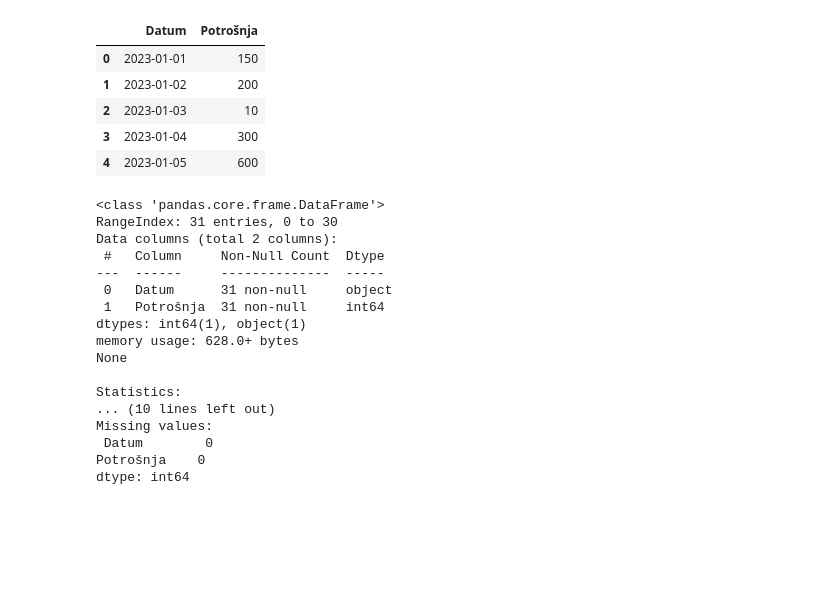
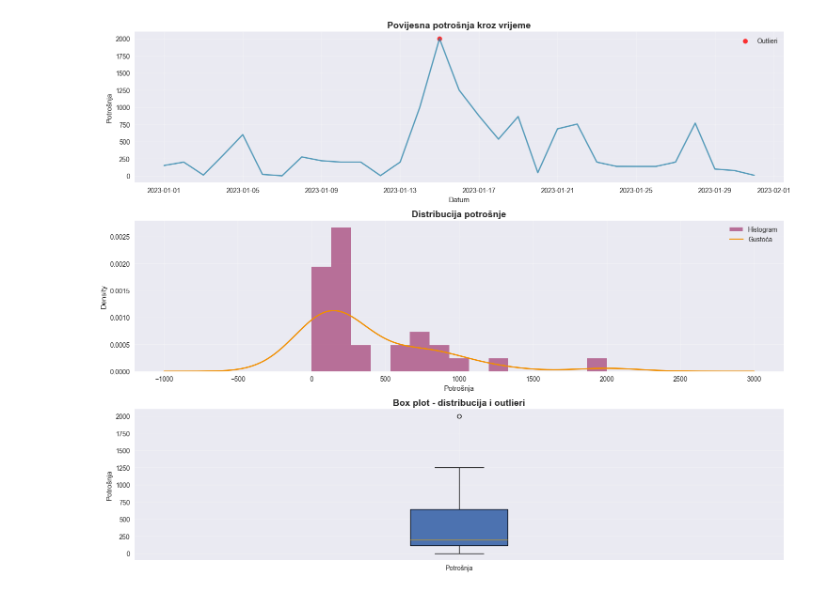
Before and after one commit to dejunga/predvidanje_potrosnje, a Jupyter notebook: notebooks/01_EDA.ipynb, the cells around one changed output. Drawn from its saved outputs; the diff is of its cells as text; code cells hidden in the pictures; blank space fills up the shorter version.

```diff
--- a/notebooks/01_EDA.ipynb
+++ b/notebooks/01_EDA.ipynb
@@ -19,30 +115,42 @@ df = pd.read_csv(
 # %%
-display(df.head())
-print(df.info())
-print('\nStatistics:\n', df['Potrošnja'].describe())
-print('\nMissing values:\n', df.isna().sum())
+# 3. VIZUALIZACIJA VREMENSKIH SERIJA
+# ===================================
+
+fig, axes = plt.subplots(3, 1, figsize=(15, 12))
+
+# Time series plot
+axes[0].plot(df.index, df['Potrošnja'], linewidth=2, alpha=0.8, color='#2E86AB')
+axes[0].set_title('Povijesna potrošnja kroz vrijeme', fontsize=14, fontweight='bold')
+axes[0].set_xlabel('Datum')
+axes[0].set_ylabel('Potrošnja')
+axes[0].grid(True, alpha=0.3)
+
+# Mark outliers
+if len(outliers) > 0:
+    axes[0].scatter(outliers.index, outliers['Potrošnja'],
+                   color='red', s=50, alpha=0.8, label='Outlieri')
+    axes[0].legend()
+
+# Distribution (histogram + density)
+axes[1].hist(df['Potrošnja'], bins=15, alpha=0.7, color='#A23B72', density=True, label='Histogram')
+axes[1].set_title('Distribucija potrošnje', fontsize=14, fontweight='bold')
+axes[1].set_xlabel('Potrošnja')
+axes[1].set_ylabel('Gustoća')
+
+# Add density curve
+df['Potrošnja'].plot.density(ax=axes[1], color='#F18F01', linewidth=2, label='Gustoća')
+axes[1].legend()
+axes[1].grid(True, alpha=0.3)
+
+# Box plot
+box_data = [df['Potrošnja'].values]
+axes[2].boxplot(box_data, labels=['Potrošnja'], patch_artist=True)
+axes[2].set_title('Box plot - distribucija i outlieri', fontsize=14, fontweight='bold')
+axes[2].set_ylabel('Potrošnja')
+axes[2].grid(True, alpha=0.3)
+
+plt.tight_layout()
+plt.show()
 # %% [output]
-|  | Datum | Potrošnja |
-| 0 | 2023-01-01 | 150 |
-| 1 | 2023-01-02 | 200 |
-| 2 | 2023-01-03 | 10 |
-| 3 | 2023-01-04 | 300 |
-| 4 | 2023-01-05 | 600 |
-<class 'pandas.core.frame.DataFrame'>
-RangeIndex: 31 entries, 0 to 30
-Data columns (total 2 columns):
- #   Column     Non-Null Count  Dtype
----  ------     --------------  -----
- 0   Datum      31 non-null     object
- 1   Potrošnja  31 non-null     int64
-dtypes: int64(1), object(1)
-memory usage: 628.0+ bytes
-None
-
-Statistics:
-... (10 lines left out)
-Missing values:
- Datum        0
-Potrošnja    0
-dtype: int64
+[figure, added]
 # %%
```
Also changed, not shown: parts of 7 cells of this notebook, 35 other files.
